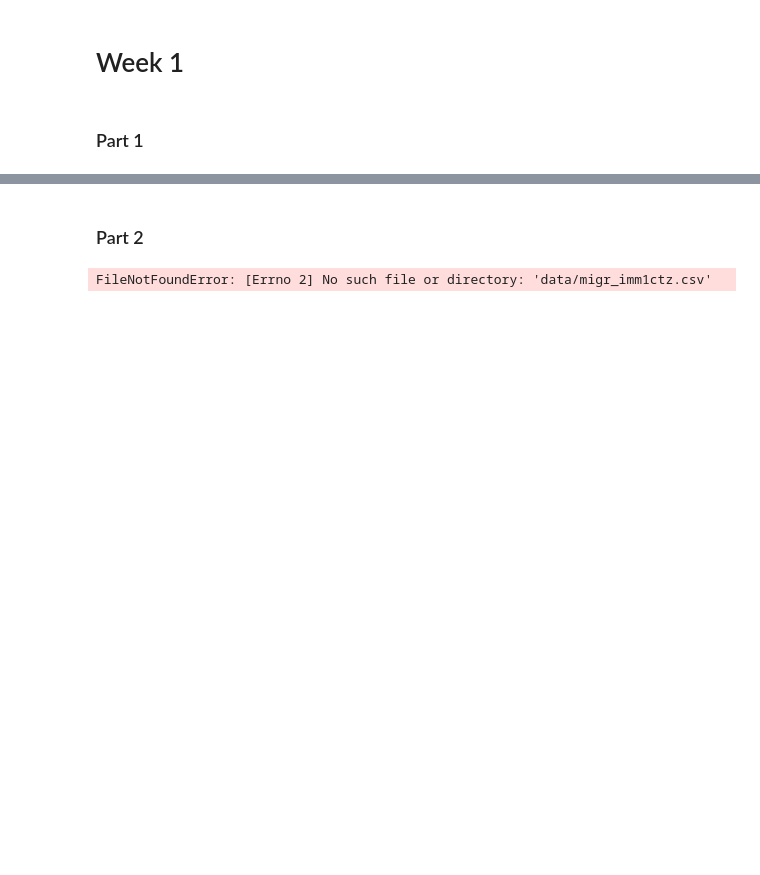
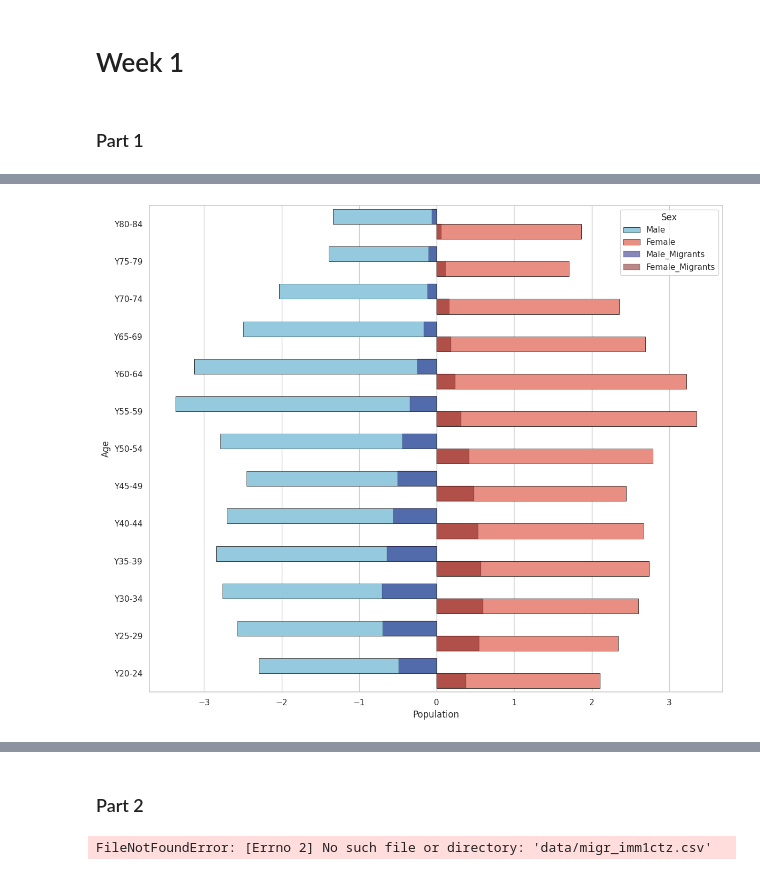
Before and after one commit to loveBeatles/datavis_project, a Jupyter notebook: group_project.ipynb, the cells around one changed output, grey strips where cells are left out. Saved outputs shown, nothing was run; the diff lists cells and outputs as text; code cells hidden in the pictures; blank space fills up the shorter version.

```diff
--- a/group_project.ipynb
+++ b/group_project.ipynb
@@ -325,0 +209,77 @@ plt.show()
+# %%
+data = {
+    "Age": ["0-4", "5-9", "10-14", "15-19", "20-24", "25-29", "30-34", "35-39", "40-44", "45-49", "50-54", "55-59", "60-64", "65-69", "70-74", "75-79", "80-84", "85+"],
+    "Male": [-2.1, -2.3, -2.0, -1.8, -1.6, -1.9, -2.2, -2.5, -2.3, -2.1, -1.8, -1.5, -1.2, -0.9, -0.6, -0.4, -0.3, -0.1],
+    "Female": [2.0, 2.2, 2.1, 1.9, 1.7, 2.0, 2.3, 2.6, 2.4, 2.2, 2.0, 1.7, 1.4, 1.1, 0.8, 0.5, 0.4, 0.2],
+    "Male_Migrants": [-0.3, -0.2, -0.1, -0.4, -0.5, -0.6, -0.7, -0.5, -0.4, -0.3, -0.2, -0.1, -0.1, -0.05, -0.02, -0.01, 0, 0],
+    "Female_Migrants": [0.2, 0.1, 0.1, 0.3, 0.4, 0.5, 0.6, 0.4, 0.3, 0.2, 0.1, 0.1, 0.05, 0.02, 0.01, 0, 0, 0]
+}
+
+df = pd.DataFrame(data)
+
+urlDemo = "https://raw.githubusercontent.com/loveBeatles/datavis_project/main/data/ForDemoPiramid.csv"
+
+df_for_demo_piramids = pd.read_csv(urlDemo).drop(['STRUCTURE','STRUCTURE_ID', 'CONF_STATUS', 'OBS_FLAG', 'freq', 'TIME_PERIOD', 'unit'], axis=1)
+
+
+df_for_demo_piramids_M_DE_total = df_for_demo_piramids.query('sex=="M"').query('geo=="DE"').query('citizen=="TOTAL"')
+df_for_demo_piramids_M_DE_total['OBS_VALUE_milion'] = -df_for_demo_piramids_M_DE_total['OBS_VALUE']/1000000
+df_for_demo_piramids_M_DE_total = df_for_demo_piramids_M_DE_total.drop(['sex', 'geo', 'OBS_VALUE', 'citizen'], axis=1).rename(columns={'OBS_VALUE_milion': 'Male'}).rename(columns={'age': 'Age'})
+
+df_for_demo_piramids_F_DE_total = df_for_demo_piramids.query('sex=="F"').query('geo=="DE"').query('citizen=="TOTAL"')
+df_for_demo_piramids_F_DE_total['OBS_VALUE_milion'] = df_for_demo_piramids_F_DE_total['OBS_VALUE']/1000000
+df_for_demo_piramids_F_DE_total = df_for_demo_piramids_F_DE_total.drop(['sex', 'geo', 'OBS_VALUE', 'citizen'], axis=1).rename(columns={'OBS_VALUE_milion': 'Female'}).rename(columns={'age': 'Age'})
+
+
+df_for_demo_piramids_M_DE_migr = df_for_demo_piramids.query('sex=="M"').query('geo=="DE"').query('citizen=="FOR_STLS"')
+df_for_demo_piramids_M_DE_migr['OBS_VALUE_milion'] = -df_for_demo_piramids_M_DE_migr['OBS_VALUE']/1000000
+df_for_demo_piramids_M_DE_migr = df_for_demo_piramids_M_DE_migr.drop(['sex', 'geo', 'OBS_VALUE', 'citizen'], axis=1).rename(columns={'OBS_VALUE_milion': 'Male_Migrants'}).rename(columns={'age': 'Age'})
+
+df_for_demo_piramids_F_DE_migr = df_for_demo_piramids.query('sex=="F"').query('geo=="DE"').query('citizen=="FOR_STLS"')
+df_for_demo_piramids_F_DE_migr['OBS_VALUE_milion'] = df_for_demo_piramids_F_DE_migr['OBS_VALUE']/1000000
+df_for_demo_piramids_F_DE_migr = df_for_demo_piramids_F_DE_migr.drop(['sex', 'geo', 'OBS_VALUE', 'citizen'], axis=1).rename(columns={'OBS_VALUE_milion': 'Female_Migrants'}).rename(columns={'age': 'Age'})
+
+
+df_for_demo_piramids_DE_total = pd.merge(df_for_demo_piramids_M_DE_total, df_for_demo_piramids_F_DE_total, on='Age')
+df_for_demo_piramids_DE_migr = pd.merge(df_for_demo_piramids_M_DE_migr, df_for_demo_piramids_F_DE_migr, on='Age')
+df_for_demo_piramids_DE = pd.merge(df_for_demo_piramids_DE_total, df_for_demo_piramids_DE_migr, on='Age')
+display(df_for_demo_piramids_DE)
+
+sns.set_theme(style="whitegrid")
+plt.figure(figsize=(12, 10))
+
+# Упорядочиваем возрастные группы (снизу вверх)
+age_order = df_for_demo_piramids_DE["Age"].tolist()[::-1]
+
+display(df)
+display(age_order)
+# --- 1. Основное население ---
+sns.barplot(
+    data=df_for_demo_piramids_DE.melt(id_vars="Age", value_vars=["Male", "Female"], var_name="Sex", value_name="Population"),
+    y="Age",
+    x="Population",
+    hue="Sex",
+    order=age_order,
+    palette={"Male": "skyblue", "Female": "salmon"},
+    edgecolor="black",
+    linewidth=0.5,
+)
+
+# --- 2. Мигранты (наслаивающиеся столбцы) ---
+sns.barplot(
+    data=df_for_demo_piramids_DE.melt(id_vars="Age", value_vars=["Male_Migrants", "Female_Migrants"], var_name="Sex", value_name="Migrants"),
+    y="Age",
+    x="Migrants",
+    hue="Sex",
+    order=age_order,
+    palette={"Male_Migrants": "darkblue", "Female_Migrants": "darkred"},
+    alpha=0.5,  # Прозрачность для эффекта наслоения
+    edgecolor="black",
+    linewidth=0.3,
+)
+
+
+
+plt.tight_layout()
+plt.show()
+# %% [output]
@@ -326,2 +330,3 @@ plt.show()
+[figure, added]
 # %%
 url2 = "https://raw.githubusercontent.com/loveBeatles/datavis_project/main/data/age_data_2.csv"
```
Also changed, not shown: parts of 11 cells of this notebook.
